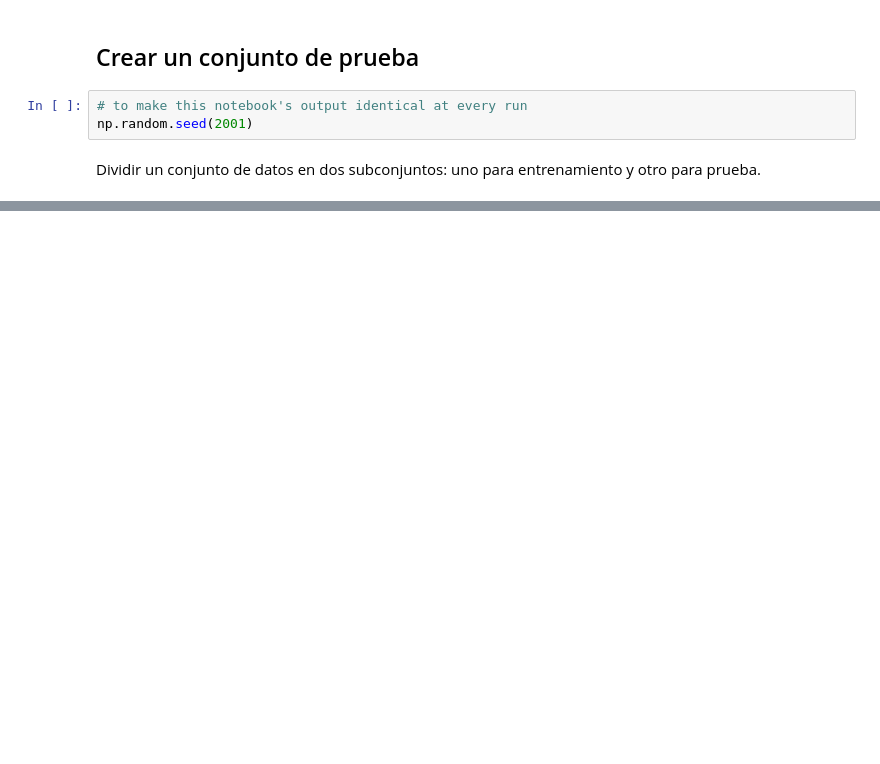
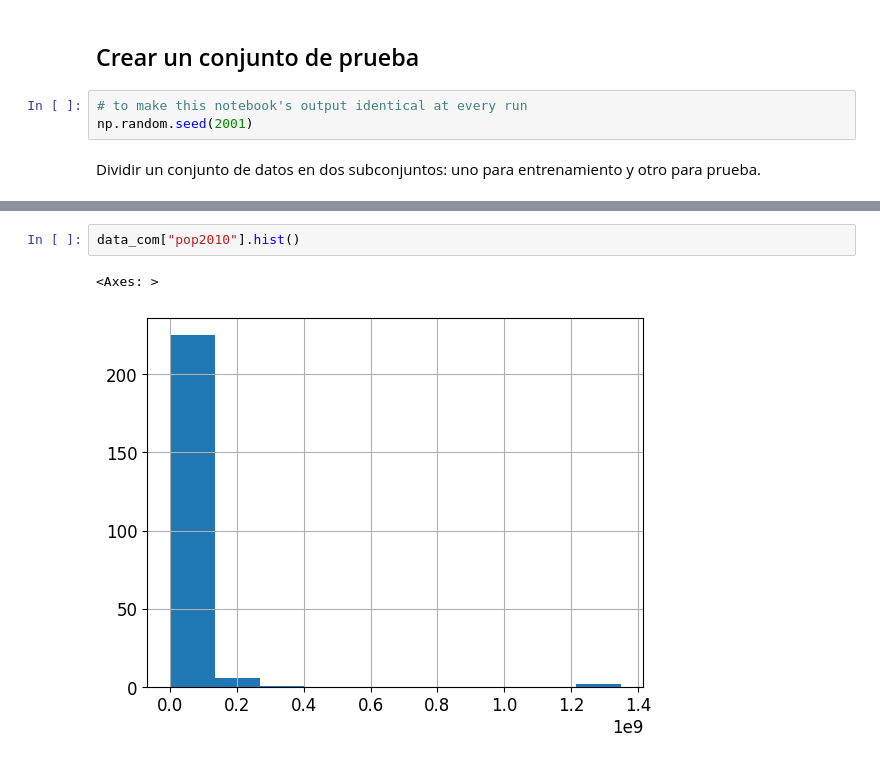
Before and after one commit to Sebastian-Landeo/Predecir-Poblaci-n-Mundial-ML, a Jupyter notebook: PredecirPoblaciónMundial_MachineLearning.ipynb, the cells around one changed output, grey strips where cells are left out. Drawn from its saved outputs; the diff is of its cells as text; blank space fills up the shorter version.

```diff
--- a/PredecirPoblaciónMundial_MachineLearning.ipynb
+++ b/PredecirPoblaciónMundial_MachineLearning.ipynb
@@ -241,0 +339,5 @@ Dividir un conjunto de datos en dos subconjuntos: uno para entrenamiento y otro
+# %%
+data_com["pop2010"].hist()
+# %% [output]
+<Axes: >
+[figure, added]
```
Also changed, not shown: parts of 35 cells of this notebook.
